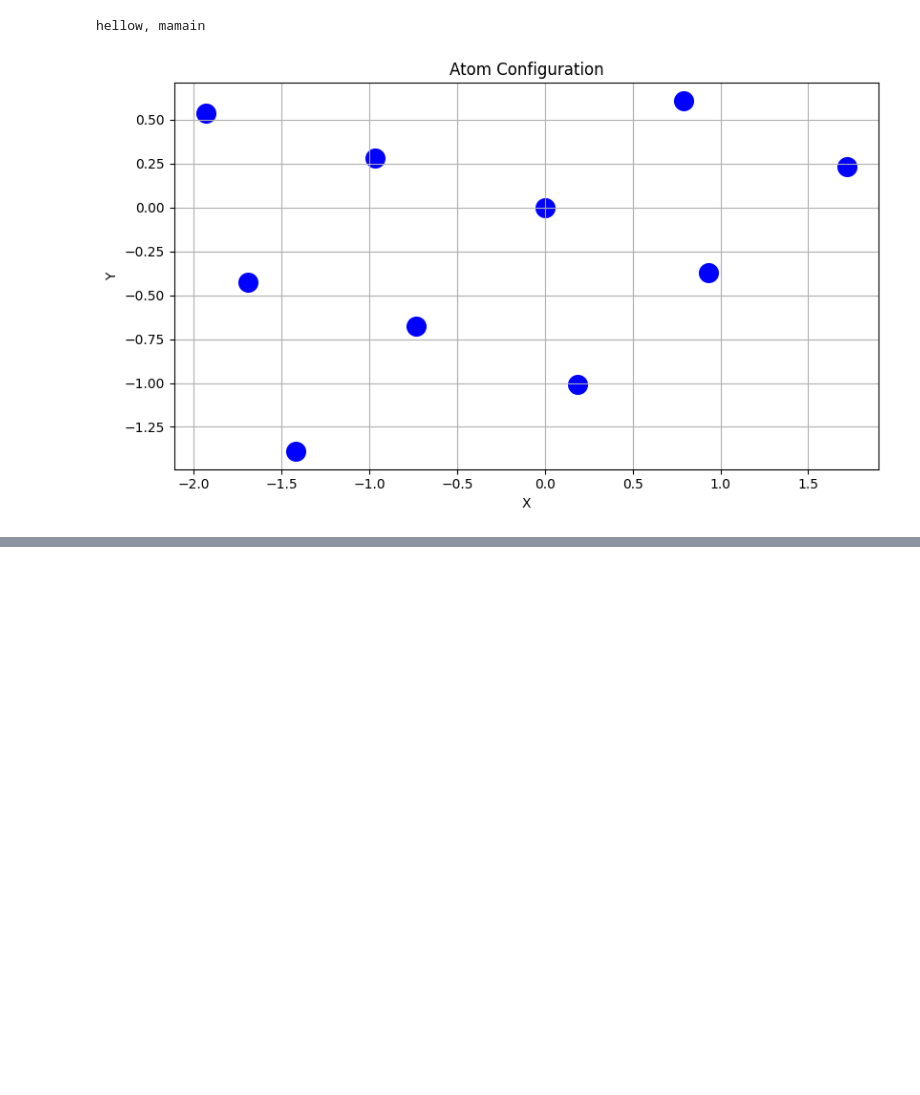
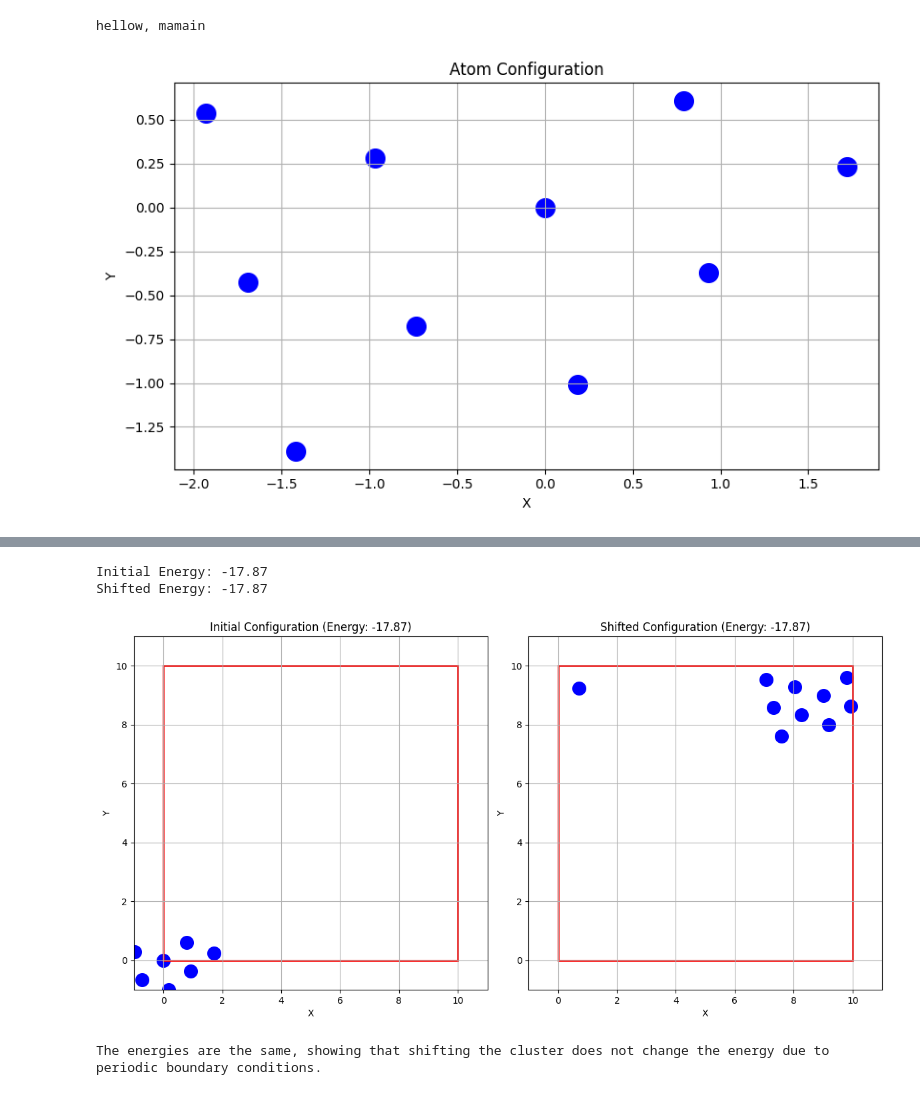
Before and after one commit to Justusperthes/Comphy, a Jupyter notebook: w7/periodic_systems.ipynb, the cells around one changed output, grey strips where cells are left out. Saved outputs shown, nothing was run; the diff lists cells and outputs as text; code cells hidden in the pictures; blank space fills up the shorter version.

```diff
--- a/w7/periodic_systems.ipynb
+++ b/w7/periodic_systems.ipynb
@@ -121,0 +319,60 @@ hellow, mamain
+# %%
+import numpy as np
+import matplotlib.pyplot as plt
+
+# Assume these classes are already defined:
+# - Atomic_Cluster
+# - PeriodicLennardJones
+
+# Usage example with the provided data file and a 10x10 box
+data_file = 'lj10clusters.txt'
+box = np.array([[10.0, 0.0], [0.0, 10.0]])
+
+# Create instances of both classes
+atomic_cluster = Atomic_Cluster(data_file)
+lj = PeriodicLennardJones(eps=1)
+
+# Extract the first cluster
+pos_initial = atomic_cluster.positions[0]
+
+# Compute the initial energy
+energy_initial = lj.energy(pos_initial, box)
+print(f"Initial Energy: {energy_initial:.2f}")
+
+# Shift the cluster to be very close to the box boundary, e.g., shift by 9 units
+shift_vector = np.array([9.0, 9.0])
+pos_shifted = pos_initial + shift_vector
+
+# Apply periodic boundary conditions to wrap positions into the box
+pos_shifted = pos_shifted % box[0, 0]
+
+# Compute the energy after shifting
+energy_shifted = lj.energy(pos_shifted, box)
+print(f"Shifted Energy: {energy_shifted:.2f}")
+
+# Plot both configurations for visualization
+fig, axes = plt.subplots(1, 2, figsize=(12, 6))
+
+# Plot initial configuration
+ax1 = axes[0]
+atomic_cluster.draw(pos_initial, ax1)
+ax1.set_title(f"Initial Configuration (Energy: {energy_initial:.2f})")
+
+# Plot shifted configuration
+ax2 = axes[1]
+atomic_cluster.draw(pos_shifted, ax2)
+ax2.set_title(f"Shifted Configuration (Energy: {energy_shifted:.2f})")
+
+plt.tight_layout()
+plt.show()
+
+# Check if the energies are nearly identical
+if np.isclose(energy_initial, energy_shifted):
+    print("The energies are the same, showing that shifting the cluster does not change the energy due to periodic boundary conditions.")
+else:
+    print("The energies differ, which may indicate an issue with the periodic boundary condition handling.")
+# %% [output]
+Initial Energy: -17.87
+Shifted Energy: -17.87
+[figure, added]
+The energies are the same, showing that shifting the cluster does not change the energy due to periodic boundary conditions.
```
Also changed, not shown: parts of 10 cells of this notebook.
